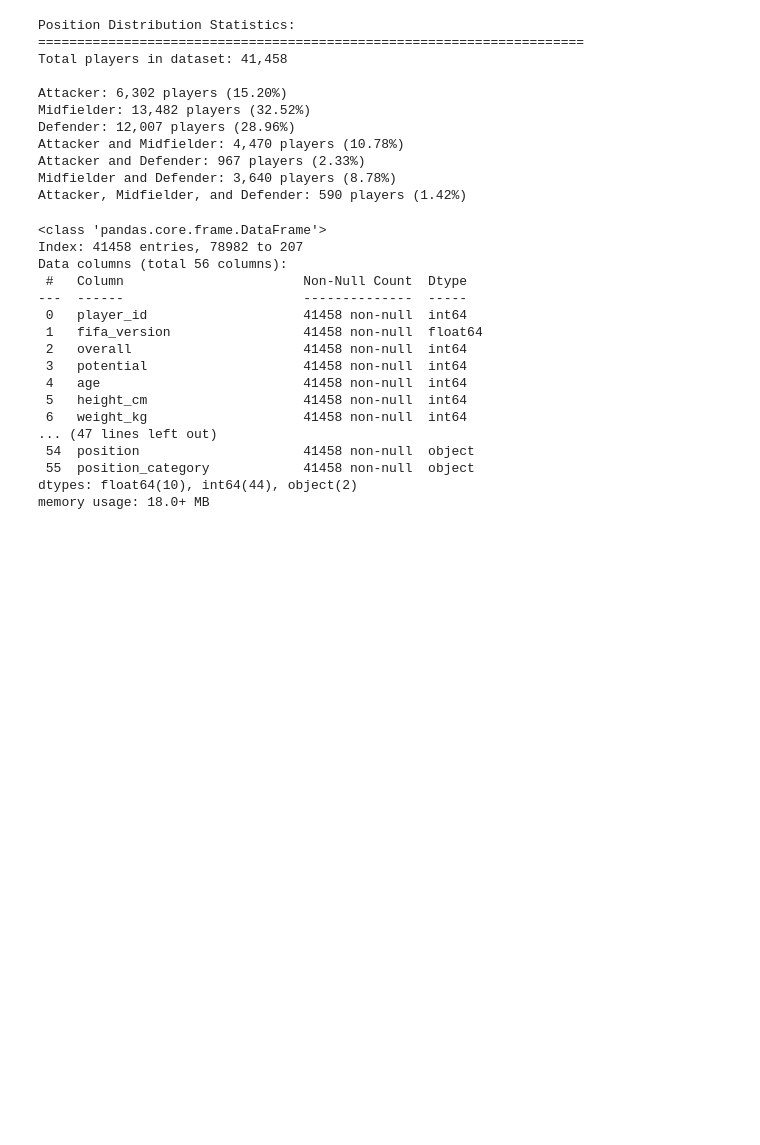
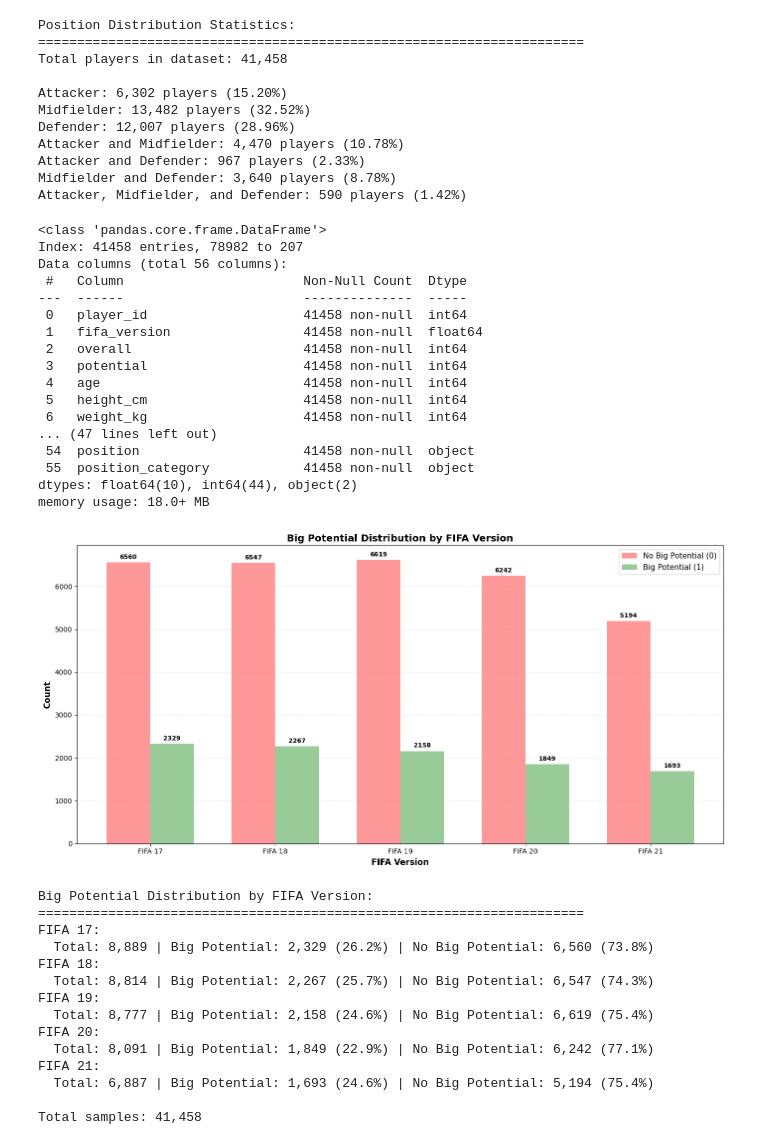
Before and after one commit to laponjade/football_super_star_prediction, a Jupyter notebook: notebooks/data_visualization.ipynb, the cells around one changed output. Saved outputs shown, nothing was run; the diff lists cells and outputs as text; code cells hidden in the pictures; blank space fills up the shorter version.

```diff
--- a/notebooks/data_visualization.ipynb
+++ b/notebooks/data_visualization.ipynb
@@ -371,3 +394,72 @@ Data columns (total 56 columns):
  55  position_category            41458 non-null  object
 dtypes: float64(10), int64(44), object(2)
 memory usage: 18.0+ MB
+# %%
+# Bar chart showing big_potential distribution for each FIFA version
+
+# Group by fifa_version and big_potential
+fifa_big_potential = df.groupby(['fifa_version', 'big_potential']).size().unstack(fill_value=0)
+
+# Sort by FIFA version
+fifa_big_potential = fifa_big_potential.sort_index()
+
+# Create the bar chart
+fig, ax = plt.subplots(figsize=(14, 7))
+
+# Plot grouped bars
+x = np.arange(len(fifa_big_potential.index))
+width = 0.35
+
+bars1 = ax.bar(x - width/2, fifa_big_potential[0], width, label='No Big Potential (0)', color='#ff7f7f', alpha=0.8)
+bars2 = ax.bar(x + width/2, fifa_big_potential[1], width, label='Big Potential (1)', color='#7fbf7f', alpha=0.8)
+
+# Add value labels on bars
+for bars in [bars1, bars2]:
+    for bar in bars:
+        height = bar.get_height()
+        if height > 0:
+            ax.annotate(f'{int(height)}',
+                       xy=(bar.get_x() + bar.get_width() / 2, height),
+                       xytext=(0, 3),
+                       textcoords="offset points",
+                       ha='center', va='bottom',
+                       fontsize=9, fontweight='bold')
+
+ax.set_xlabel('FIFA Version', fontsize=12, fontweight='bold')
+ax.set_ylabel('Count', fontsize=12, fontweight='bold')
+ax.set_title('Big Potential Distribution by FIFA Version', fontsize=14, fontweight='bold')
+ax.set_xticks(x)
+ax.set_xticklabels([f'FIFA {int(v)}' for v in fifa_big_potential.index])
+ax.legend(fontsize=11)
+ax.grid(axis='y', alpha=0.3, linestyle='--')
+
+plt.tight_layout()
+plt.show()
+
+# Print summary statistics
+print("\nBig Potential Distribution by FIFA Version:")
+print("="*70)
+for version in fifa_big_potential.index:
+    total = fifa_big_potential.loc[version].sum()
+    big_pot = fifa_big_potential.loc[version, 1]
+    no_big_pot = fifa_big_potential.loc[version, 0]
+    percentage = (big_pot / total * 100) if total > 0 else 0
+    print(f"FIFA {int(version)}:")
+    print(f"  Total: {total:,} | Big Potential: {big_pot:,} ({percentage:.1f}%) | No Big Potential: {no_big_pot:,} ({100-percentage:.1f}%)")
+print(f"\nTotal samples: {len(df):,}")
+# %% [output]
+[figure, added]
+Big Potential Distribution by FIFA Version:
+======================================================================
+FIFA 17:
+  Total: 8,889 | Big Potential: 2,329 (26.2%) | No Big Potential: 6,560 (73.8%)
+FIFA 18:
+  Total: 8,814 | Big Potential: 2,267 (25.7%) | No Big Potential: 6,547 (74.3%)
+FIFA 19:
+  Total: 8,777 | Big Potential: 2,158 (24.6%) | No Big Potential: 6,619 (75.4%)
+FIFA 20:
+  Total: 8,091 | Big Potential: 1,849 (22.9%) | No Big Potential: 6,242 (77.1%)
+FIFA 21:
+  Total: 6,887 | Big Potential: 1,693 (24.6%) | No Big Potential: 5,194 (75.4%)
+
+Total samples: 41,458
```
Also changed, not shown: parts of 2 cells of this notebook, 2 other files.
